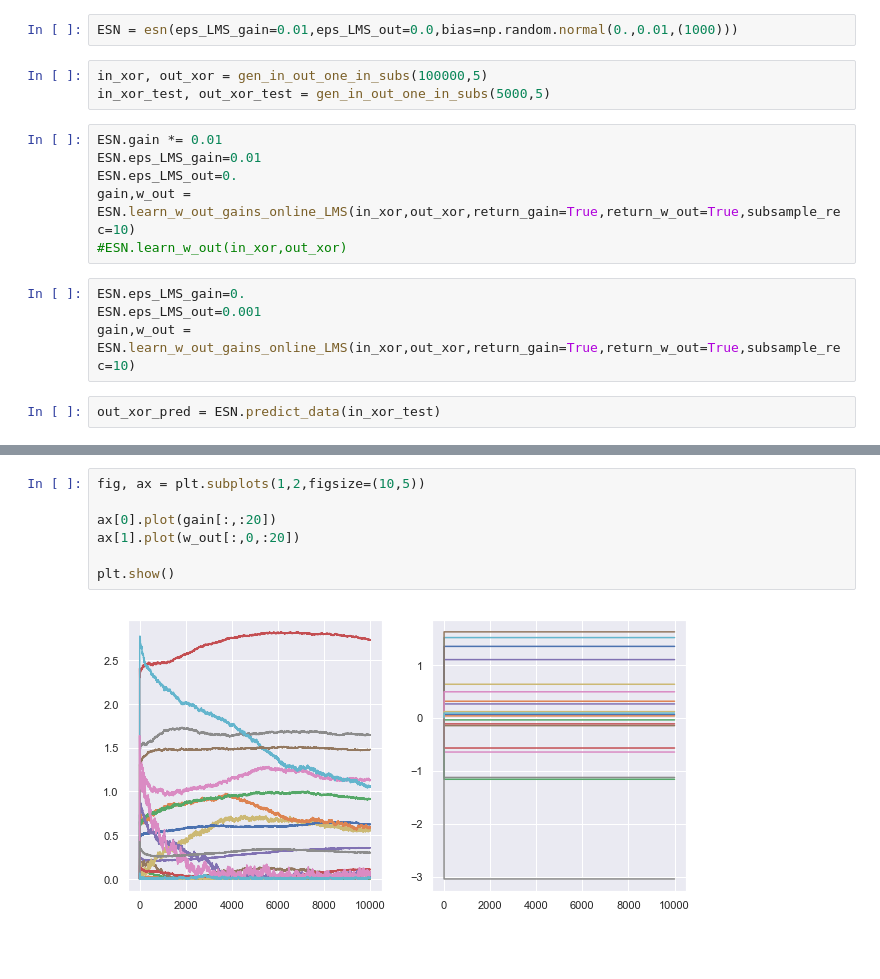
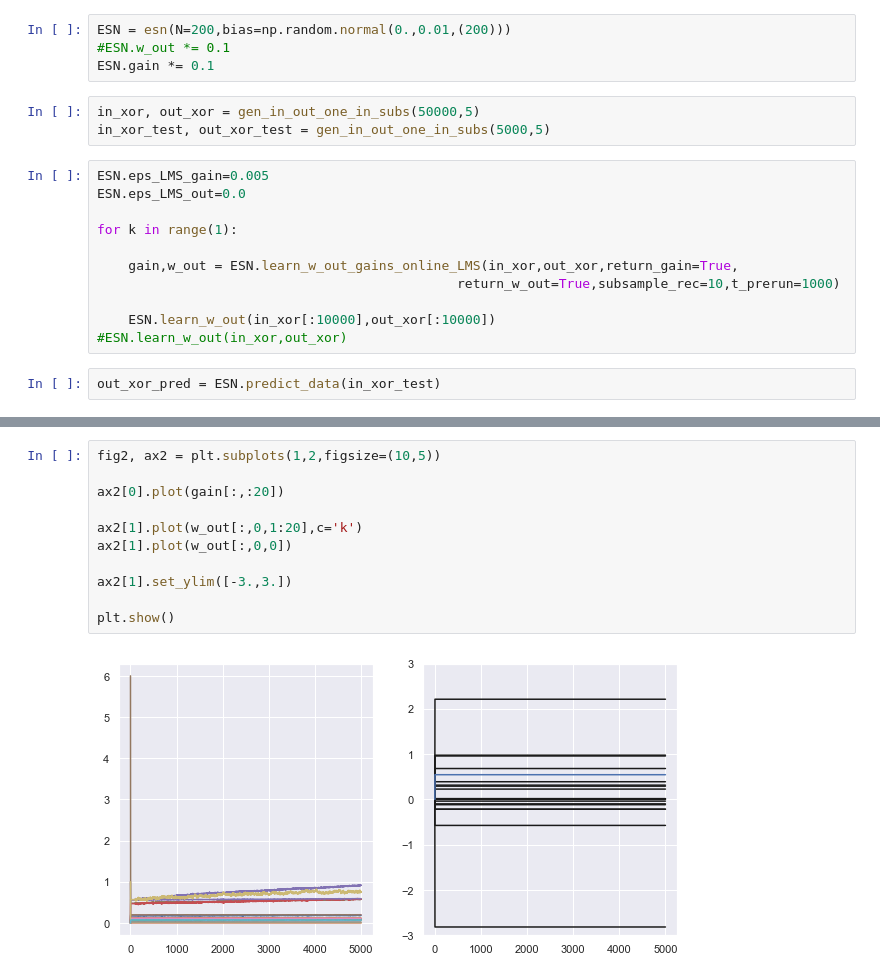
Before and after one commit to FabianSchubert/DrivenRandNetworkCriticality, a Jupyter notebook: code/gain_backprop.ipynb, the cells around one changed output, grey strips where cells are left out. Cells and saved outputs as stored; diff of their text form; blank space fills up the shorter version.

```diff
--- a/code/gain_backprop.ipynb
+++ b/code/gain_backprop.ipynb
@@ -16,20 +16,23 @@ from echo_state_tests import gen_in_out_one_in_subs
 # %% [output]
 Once deleted, variables cannot be recovered. Proceed (y/[n])? y
 # %%
-ESN = esn(eps_LMS_gain=0.01,eps_LMS_out=0.0,bias=np.random.normal(0.,0.01,(1000)))
+ESN = esn(N=200,bias=np.random.normal(0.,0.01,(200)))
+#ESN.w_out *= 0.1
+ESN.gain *= 0.1
 # %%
-in_xor, out_xor = gen_in_out_one_in_subs(100000,5)
+in_xor, out_xor = gen_in_out_one_in_subs(50000,5)
 in_xor_test, out_xor_test = gen_in_out_one_in_subs(5000,5)
 # %%
-ESN.gain *= 0.01
-ESN.eps_LMS_gain=0.01
-ESN.eps_LMS_out=0.
-gain,w_out = ESN.learn_w_out_gains_online_LMS(in_xor,out_xor,return_gain=True,return_w_out=True,subsample_rec=10)
+ESN.eps_LMS_gain=0.005
+ESN.eps_LMS_out=0.0
+
+for k in range(1):
+
+    gain,w_out = ESN.learn_w_out_gains_online_LMS(in_xor,out_xor,return_gain=True,
+                                              return_w_out=True,subsample_rec=10,t_prerun=1000)
+
+    ESN.learn_w_out(in_xor[:10000],out_xor[:10000])
 #ESN.learn_w_out(in_xor,out_xor)
-# %%
-ESN.eps_LMS_gain=0.
-ESN.eps_LMS_out=0.001
-gain,w_out = ESN.learn_w_out_gains_online_LMS(in_xor,out_xor,return_gain=True,return_w_out=True,subsample_rec=10)
 # %%
 out_xor_pred = ESN.predict_data(in_xor_test)
 # %%
@@ -45,9 +48,13 @@ plt.show()
 # %%
-fig, ax = plt.subplots(1,2,figsize=(10,5))
+fig2, ax2 = plt.subplots(1,2,figsize=(10,5))
 
-ax[0].plot(gain[:,:20])
-ax[1].plot(w_out[:,0,:20])
+ax2[0].plot(gain[:,:20])
+
+ax2[1].plot(w_out[:,0,1:20],c='k')
+ax2[1].plot(w_out[:,0,0])
+
+ax2[1].set_ylim([-3.,3.])
 
 plt.show()
 # %% [output]
-[figure, old version]
+[figure, new version]
```
Also changed, not shown: parts of 2 cells of this notebook, 1 other file.
